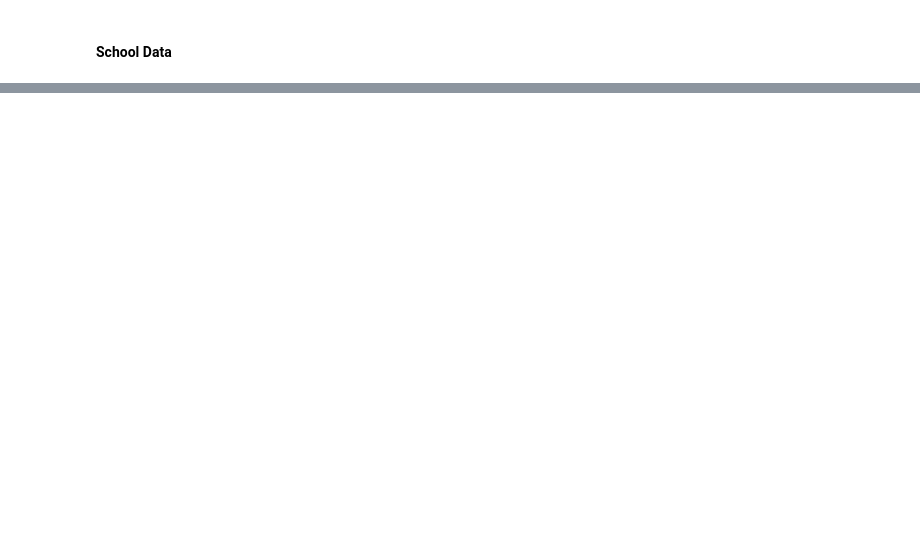
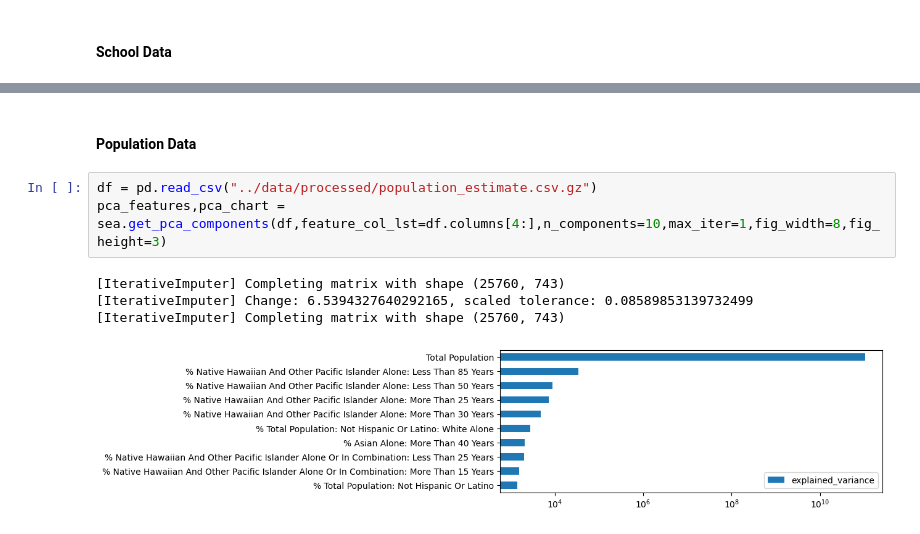
Before and after one commit to rabader/Relocation-Personalization, a Jupyter notebook: notebooks/pca_exploration.ipynb, the cells around one changed output, grey strips where cells are left out. Cells and saved outputs as stored; diff of their text form; blank space fills up the shorter version.

```diff
--- a/notebooks/pca_exploration.ipynb
+++ b/notebooks/pca_exploration.ipynb
@@ -35,0 +77,10 @@ pca_features,pca_chart = sea.get_pca_components(df,feature_col_lst=df.columns[4:
+# %% [markdown]
+#### Population Data
+# %%
+df = pd.read_csv("../data/processed/population_estimate.csv.gz")
+pca_features,pca_chart = sea.get_pca_components(df,feature_col_lst=df.columns[4:],n_components=10,max_iter=1,fig_width=8,fig_height=3)
+# %% [output]
+[IterativeImputer] Completing matrix with shape (25760, 743)
+[IterativeImputer] Change: 6.5394327640292165, scaled tolerance: 0.08589853139732499
+[IterativeImputer] Completing matrix with shape (25760, 743)
+[figure, added]
```
Also changed, not shown: parts of 4 cells of this notebook, 1 other file.
